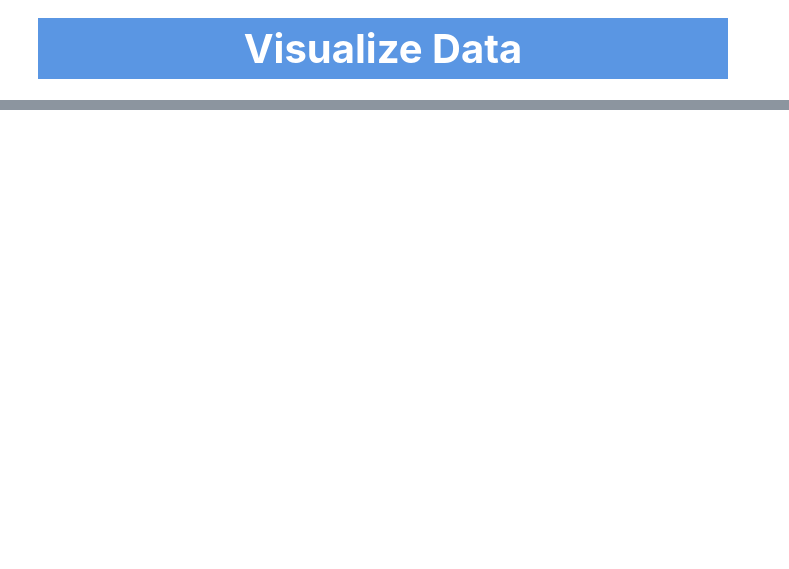
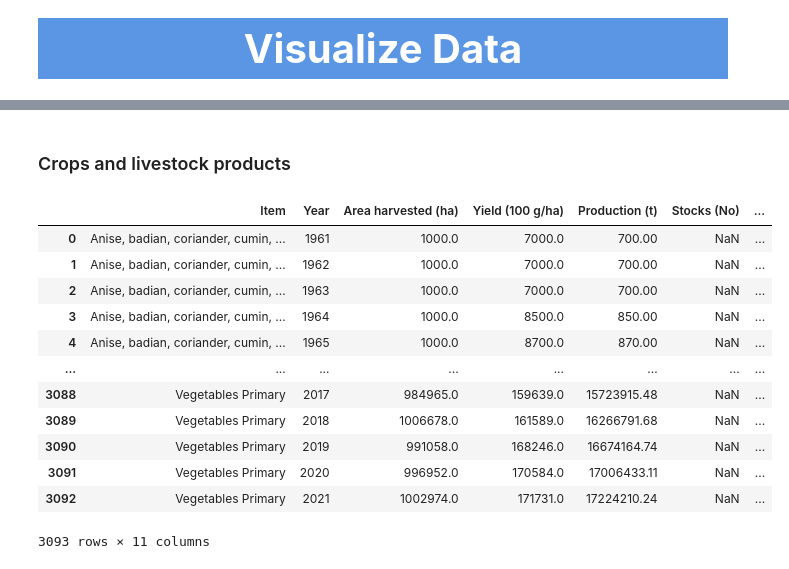
Before and after one commit to DunQua/-Intro2DS-Final-Seminar, a Jupyter notebook: source_code/03_visualize_data.ipynb, the cells around one changed output, grey strips where cells are left out. Saved outputs shown, nothing was run; the diff lists cells and outputs as text; code cells hidden in the pictures; blank space fills up the shorter version.

```diff
--- a/source_code/03_visualize_data.ipynb
+++ b/source_code/03_visualize_data.ipynb
@@ -353,0 +52,18 @@ raw_df
+# %%
+sub_df = []
+tmp_df = annual_pop_df.drop(columns=['Note', 'Flag', 'Flag Description'])
+for element in tmp_df['Element'].unique():
+    sub_df.append(tmp_df[tmp_df['Element'] == element])
+
+for i in range(len(annual_pop_df['Element'].unique())):
+    unit = sub_df[i]['Unit'].values[0]
+    element = sub_df[i]['Element'].values[0]
+    sub_df[i] = sub_df[i].rename(columns= {'Value' : f"{element} ({unit})"})
+
+    sub_df[i] = sub_df[i].drop(columns= ['Unit', 'Element', 'Element Code', 'Item', 'Item Code', 'Domain Code', 'Domain', 'Area Code', 'Area'])
+
+join_df = sub_df[0]
+for i in range(1, len(annual_pop_df['Element'].unique())):
+    join_df = join_df.merge(sub_df[i], how= 'left', left_on= 'Year', right_on= 'Year' )
+
+annual_pop_reformat_df = join_df
@@ -353,0 +79,34 @@ raw_df
+# %% [markdown]
+### Crops and livestock products
+# %%
+sub_df = []
+tmp_df = products_df.drop(columns=['Note', 'Flag', 'Flag Description'])
+for element in tmp_df['Element'].unique():
+    sub_df.append(tmp_df[tmp_df['Element'] == element])
+
+for i in range(len(tmp_df['Element'].unique())):
+    unit = sub_df[i]['Unit'].values[0]
+    element = sub_df[i]['Element'].values[0]
+    sub_df[i] = sub_df[i].rename(columns= {'Value' : f"{element} ({unit})"})
+
+    sub_df[i] = sub_df[i].drop(columns= ['Unit', 'Element', 'Element Code', 'Item Code', 'Domain Code', 'Domain', 'Area Code', 'Area'])
+
+join_df = sub_df[0]
+for i in range(1, len(sub_df)):
+    join_df = join_df.merge(sub_df[i], how= 'left', left_on= ['Year', 'Item'], right_on= ['Year', 'Item'] )
+
+join_df
+# %% [output]
+|  | Item | Year | Area harvested (ha) | Yield (100 g/ha) | Production (t) | Stocks (No) | ... |
+| 0 | Anise, badian, coriander, cumin, ... | 1961 | 1000.0 | 7000.0 | 700.00 | NaN | ... |
+| 1 | Anise, badian, coriander, cumin, ... | 1962 | 1000.0 | 7000.0 | 700.00 | NaN | ... |
+| 2 | Anise, badian, coriander, cumin, ... | 1963 | 1000.0 | 7000.0 | 700.00 | NaN | ... |
+| 3 | Anise, badian, coriander, cumin, ... | 1964 | 1000.0 | 8500.0 | 850.00 | NaN | ... |
+| 4 | Anise, badian, coriander, cumin, ... | 1965 | 1000.0 | 8700.0 | 870.00 | NaN | ... |
+| ... | ... | ... | ... | ... | ... | ... | ... |
+| 3088 | Vegetables Primary | 2017 | 984965.0 | 159639.0 | 15723915.48 | NaN | ... |
+| 3089 | Vegetables Primary | 2018 | 1006678.0 | 161589.0 | 16266791.68 | NaN | ... |
+| 3090 | Vegetables Primary | 2019 | 991058.0 | 168246.0 | 16674164.74 | NaN | ... |
+| 3091 | Vegetables Primary | 2020 | 996952.0 | 170584.0 | 17006433.11 | NaN | ... |
+| 3092 | Vegetables Primary | 2021 | 1002974.0 | 171731.0 | 17224210.24 | NaN | ... |
+3093 rows × 11 columns
```
Also changed, not shown: parts of 55 cells of this notebook, 6 other files.
